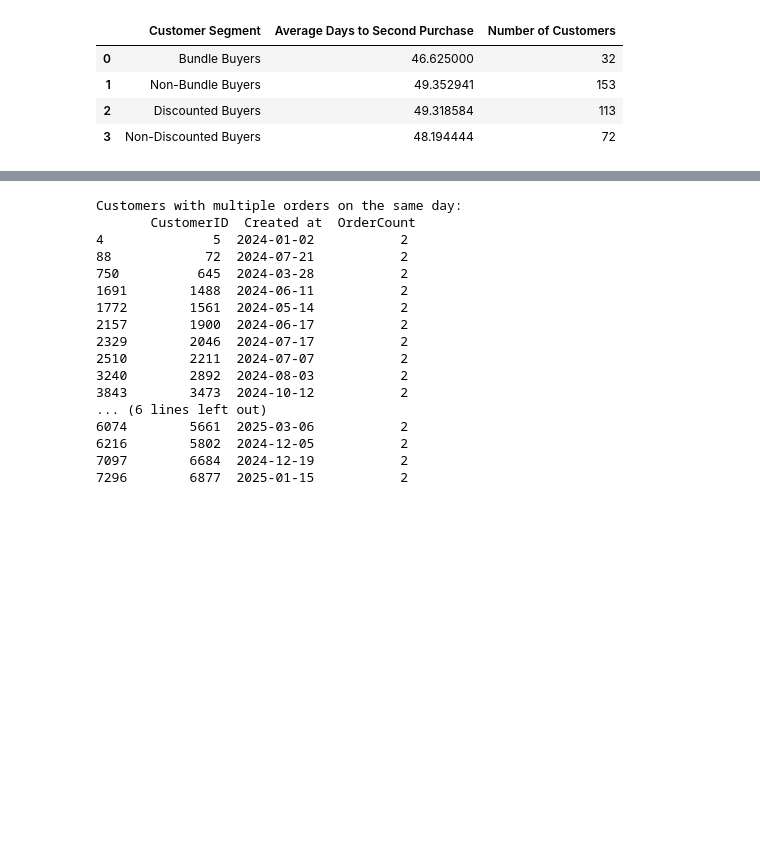
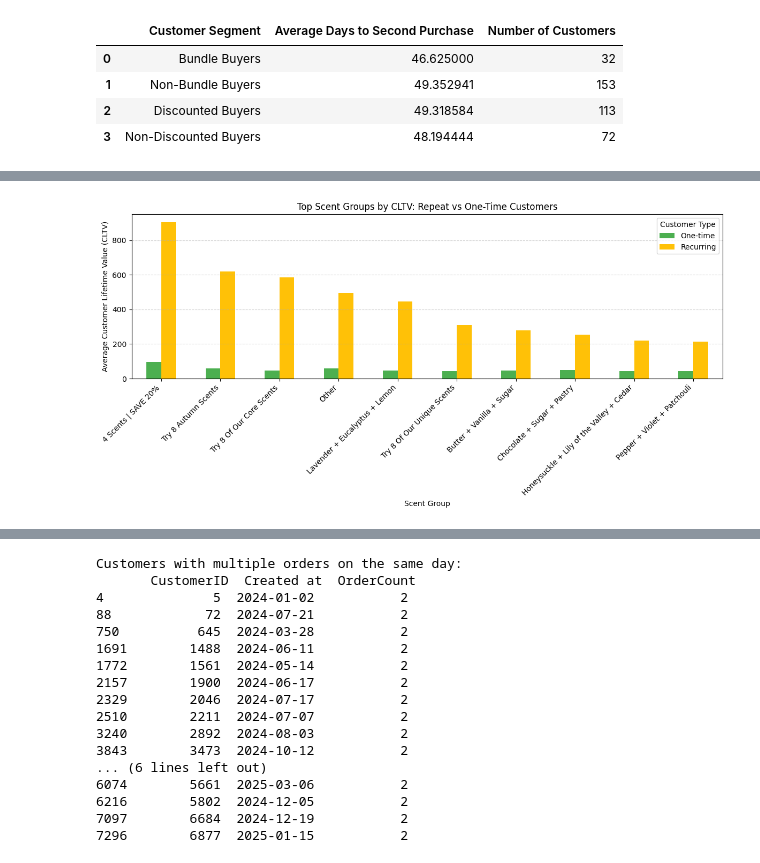
Before and after one commit to lamkimsim/WickGuru, a Jupyter notebook: Customer_Segmentation_Analysis.ipynb, the cells around one changed output, grey strips where cells are left out. Cells and saved outputs as stored; diff of their text form; code cells hidden in the pictures; blank space fills up the shorter version.

```diff
--- a/Customer_Segmentation_Analysis.ipynb
+++ b/Customer_Segmentation_Analysis.ipynb
@@ -742,0 +925,37 @@ summary_table
+# %%
+# Extract scent group for segmentation
+import re
+
+# Extract scent group
+
+
+def extract_scent_group(name):
+    match = re.search(r'\|\s*(.+)', str(name))
+    return match.group(1).split(' -')[0].strip() if match else 'Other'
+
+
+df_enriched["Scent Group"] = df_enriched["Lineitem name"].apply(extract_scent_group)
+
+# Group by scent group and repeat status
+scent_repeat_cltv = (
+    df_enriched
+    .groupby(["Scent Group", "is_repeat"])["CLTV"]
+    .mean()
+    .unstack(fill_value=0)
+    # .rename(columns={True: "Repeat Customers", False: "One-Time Customers"})
+    .sort_values("Recurring", ascending=False)
+    .head(10)
+)
+
+# Plot
+scent_repeat_cltv.plot(kind="bar", figsize=(12, 6),color=["#4CAF50", "#FFC107"])
+plt.title("Top Scent Groups by CLTV: Repeat vs One-Time Customers")
+plt.xlabel("Scent Group")
+plt.ylabel("Average Customer Lifetime Value (CLTV)")
+plt.legend(title="Customer Type")
+plt.xticks(rotation=45, ha='right')
+plt.grid(axis='y', linestyle='--', alpha=0.6)
+plt.tight_layout()
+plt.show()
+# %% [output]
+[figure, added]
```
Also changed, not shown: parts of 20 cells of this notebook, 3 other files.
